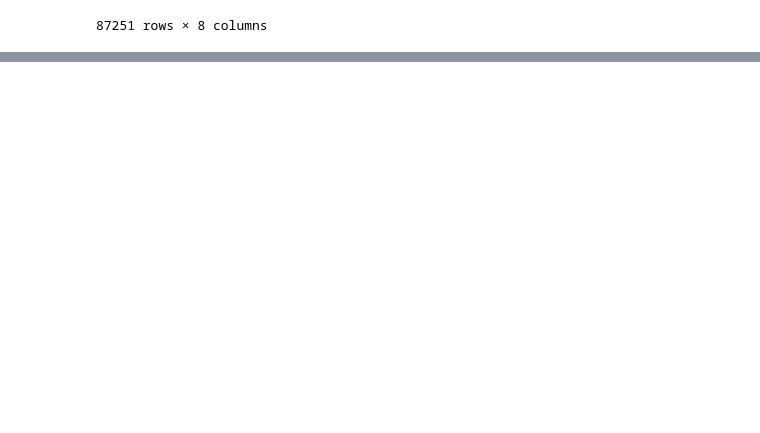
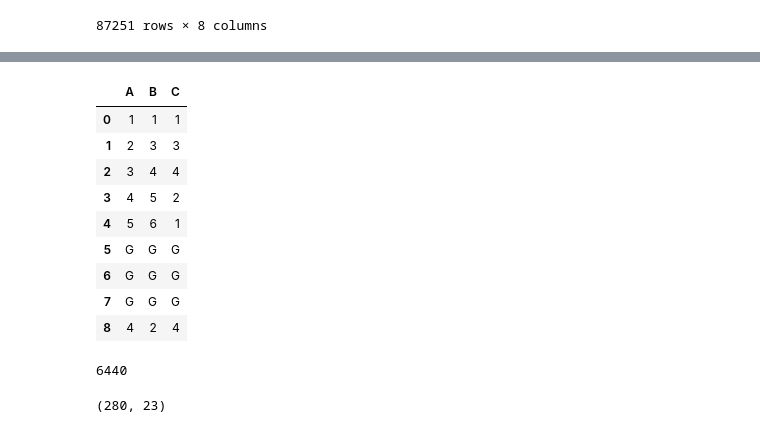
Before and after one commit to barneyElDinosaurio/base_function, a Jupyter notebook: mysql_operation.ipynb, the cells around one changed output, grey strips where cells are left out. Drawn from its saved outputs; the diff is of its cells as text; code cells hidden in the pictures; blank space fills up the shorter version.

```diff
--- a/mysql_operation.ipynb
+++ b/mysql_operation.ipynb
@@ -318,3 +305,20 @@ df.head()
 | 4 | (2017)陕0626执508号 | 武忠华 | 男性 | 35 | 610626******** 0016 |  | 陕西 | 吴起县人民法院 | (2017)陕0626民初51号 | ... |
 # %%
 df['cidno']
+# %%
+# 测试删除重复数据
+df=pd.DataFrame({'A':[1,2,3,4,5,'G','G','G','4'],'B':[1,3,4,5,6,'G','G','G',2],'C':[1,3,4,2,1,'G','G','G',4]})
+# df = pd.read_sql('')
+# %%
+df
+# %% [output]
+|  | A | B | C |
+| 0 | 1 | 1 | 1 |
+| 1 | 2 | 3 | 3 |
+| 2 | 3 | 4 | 4 |
+| 3 | 4 | 5 | 2 |
+| 4 | 5 | 6 | 1 |
+| 5 | G | G | G |
+| 6 | G | G | G |
+| 7 | G | G | G |
+| 8 | 4 | 2 | 4 |
@@ -320,0 +329,8 @@ df['cidno']
+# %%
+df.size
+# %% [output]
+6440
+# %%
+df.shape
+# %% [output]
+(280, 23)
```
Also changed, not shown: parts of 6 cells of this notebook, 8 other files.
